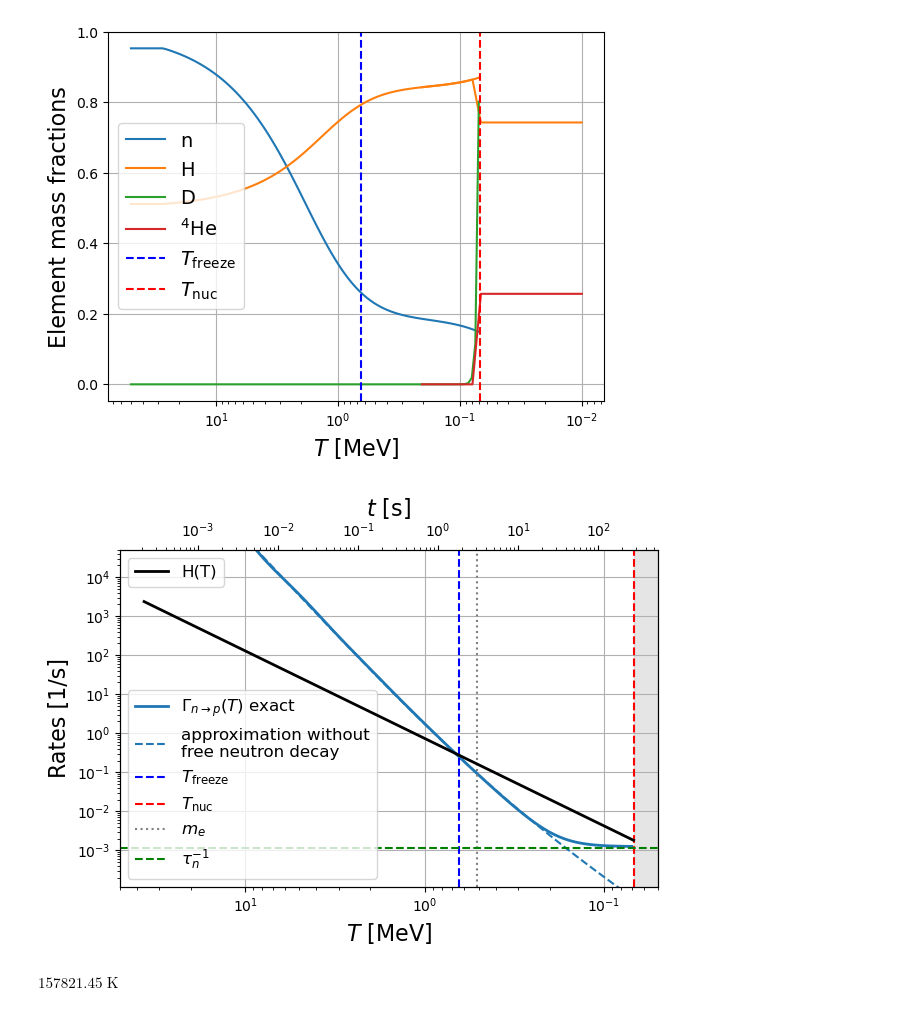
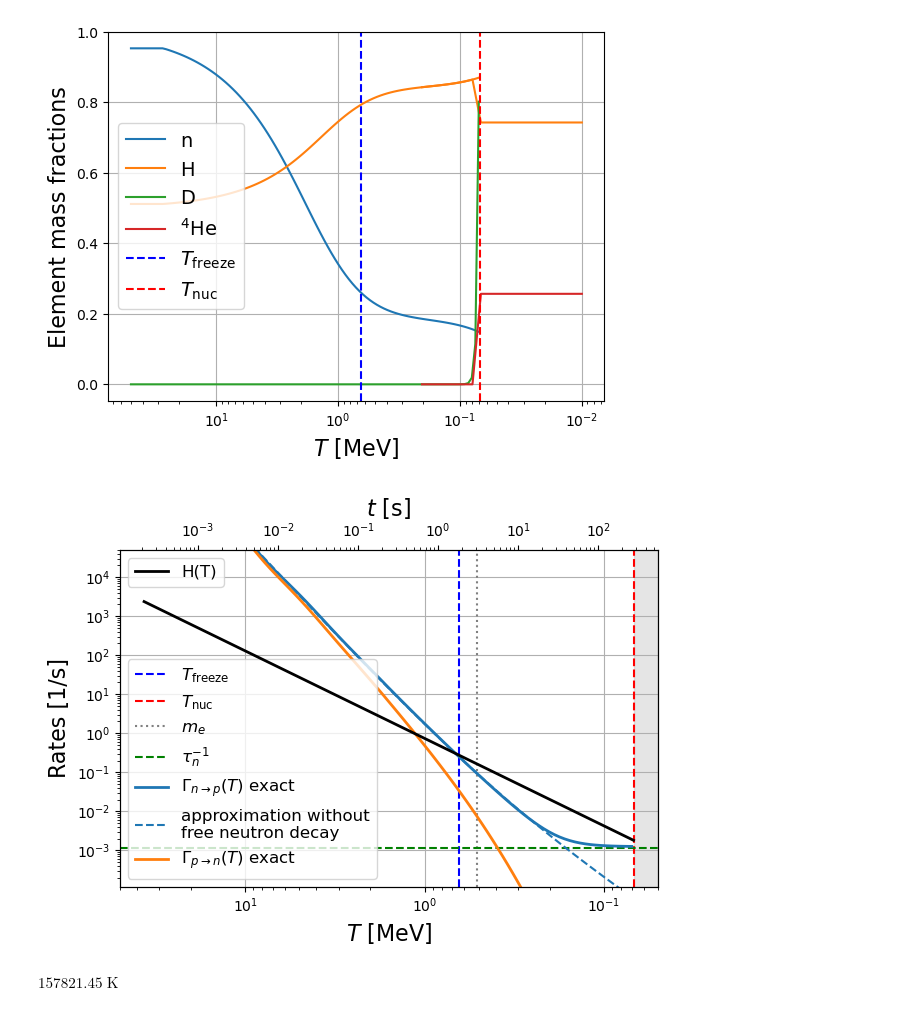
Before and after one commit to jeremyneveu/m2-npac-grac, a Jupyter notebook: notebooks/CMB_BBN.ipynb, the cells around one changed output. Drawn from its saved outputs; the diff is of its cells as text; code cells hidden in the pictures.

```diff
--- a/notebooks/CMB_BBN.ipynb
+++ b/notebooks/CMB_BBN.ipynb
@@ -581,43 +581,44 @@ T_before_me = np.array([T.value for T in TT if (T * const.k_B >= me)])*u.K
 T_after_me = np.array([T.value for T in TT if (T * const.k_B <= me)])*u.K
 
 fig = plt.figure()
+plt.axvline((Tfreeze * const.k_B).to(u.MeV).value, color="b", linestyle="--", label="$T_\mathrm{freeze}$")
+plt.axvline((Tnuc * const.k_B).to(u.MeV).value, color="r", linestyle="--", label="$T_\mathrm{nuc}$")
+plt.axvline(me.to(u.MeV).value, linestyle=":", label="$m_e$", color="gray")
+plt.axhline(1/taun.value, linestyle="--", label=r"$\tau_n^{-1}$", color="green")
 #plt.plot(tt, np.array([-dXndt(Xnt(t*u.s), t) for t in tt])/u.s, label="$\Gamma_n(T)$")
 p = plt.plot(E, np.array([lnp(T).value for T in TT])/u.s, lw=2, label=r"$\Gamma_{n\to p}(T)$ exact")
 plt.plot(E, lambda_np_Bernstein(TT), label="approximation without\nfree neutron decay", color=p[0].get_color(), linestyle="--")
+p = plt.plot(E, np.array([lpn(T).value for T in TT])/u.s, lw=2, label=r"$\Gamma_{p\to n}(T)$ exact")
 #plt.plot(E, np.array([lnp(T).value+lpn(T).value for T in TTT])/u.s, label="$\Gamma_n(T)$")
 #plt.plot((T_before_me * const.k_B).to(u.MeV), H(T_before_me, gstar=gstar), lw=2, label="$H(T)$", color="k")
 #plt.plot((T_after_me * const.k_B).to(u.MeV), H(T_after_me, gstar=gstar_after), lw=2,color="k")
 plt.yscale("log")
 plt.xscale("log")
 plt.gca().invert_xaxis()
-plt.axvline((Tfreeze * const.k_B).to(u.MeV).value, color="b", linestyle="--", label="$T_\mathrm{freeze}$")
-plt.axvline((Tnuc * const.k_B).to(u.MeV).value, color="r", linestyle="--", label="$T_\mathrm{nuc}$")
-plt.axvline(me.to(u.MeV).value, linestyle=":", label="$m_e$", color="gray")
-plt.axhline(1/taun.value, linestyle="--", label=r"$\tau_n^{-1}$", color="green")
 plt.grid()
 plt.xlabel("$T$ [MeV]", fontsize=16)
 plt.ylabel("Rates [1/s]", fontsize=16)
 plt.axvspan((Tnuc * const.k_B).to(u.MeV).value, 5e-2, alpha=0.2, color="gray")  #horizontal shading
 plt.xlim((50, 5e-2))
 plt.ylim((1e-1/taun.value, 5e4))
 plt.legend(fontsize=12, ncol=1, loc="lower left")
 
 secax = plt.gca().twiny()
 ttt = T_to_t_Weinberg(TT.value)
 secax.plot(ttt, 1/(2*ttt), linestyle="-", color="k", lw=2, label="H(T)")
 #secax.plot(ttt, H(t_to_T_Weinberg(ttt.value), gstar=gstar_after), linestyle="-", color="r", lw=2, label="H(T)")
 #secax.plot(tt_before_me, H(t_to_T(tt_before_me, gstar=gstar), gstar=gstar), linestyle="-", color="k", lw=2, label="H(T)")
 #secax.plot(tt_after_me, H(t_to_T(tt_after_me, gstar=gstar_after), gstar=gstar_after), linestyle="-", color="k", lw=2, label="H(T)")
 #secax.plot(tt*u.s, H(t_to_T(tt*u.s, gstar=gstar), gstar=gstar), linestyle="none")
 #secax.plot(tt*u.s, H(t_to_T(tt*u.s, gstar=gstar_after), gstar=gstar_after), linestyle="none")
 secax.set_xscale("log")
 secax.set_xlabel('$t$ [s]', fontsize=16)
 secax.legend(fontsize=12, loc="upper left")
 
 fig.tight_layout()
 plt.show()
 # %% [output]
-[figure, old version]
+[figure, new version]
 # %%
 (13.6*u.eV / const.k_B).to(u.K)
 # %% [output]
```
Also changed, not shown: 1 other file.
